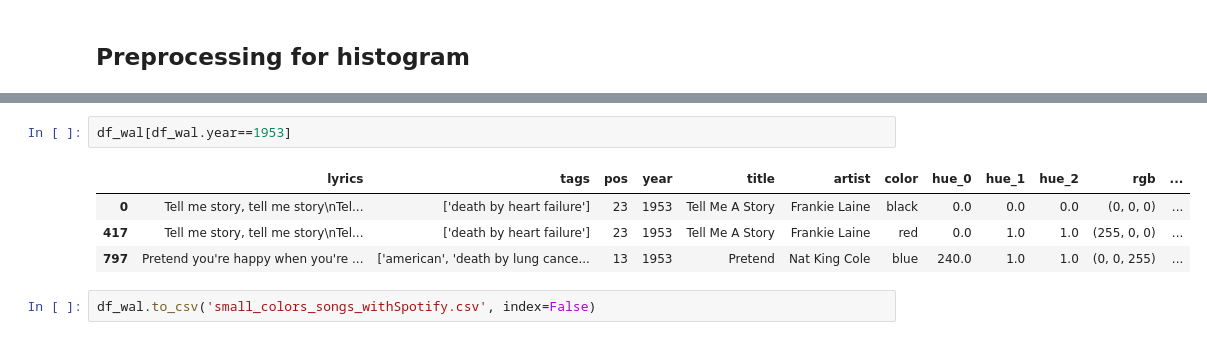
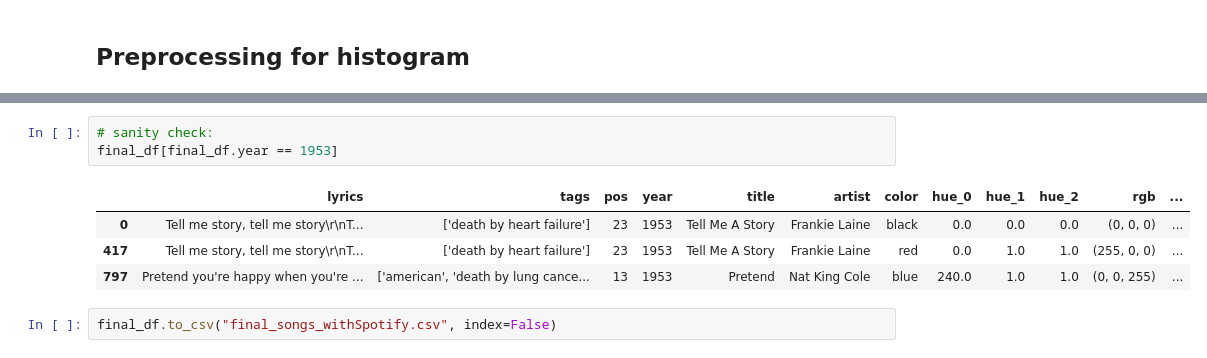
Before and after one commit to com-480-data-visualization/data-visualization-project-2021-pia, a Jupyter notebook: exploratory_analysis.ipynb, the cells around one changed output, grey strips where cells are left out. Saved outputs shown, nothing was run; the diff lists cells and outputs as text.

```diff
--- a/exploratory_analysis.ipynb
+++ b/exploratory_analysis.ipynb
@@ -475,9 +784,10 @@ df_wal['index_in_year'] = df_wal.groupby('year').cumcount()
-# %%
-df_wal[df_wal.year==1953]
-# %% [output]
-|  | lyrics | tags | pos | year | title | artist | color | hue_0 | hue_1 | hue_2 | rgb | ... |
-| 0 | Tell me story, tell me story\nTel... | ['death by heart failure'] | 23 | 1953 | Tell Me A Story | Frankie Laine | black | 0.0 | 0.0 | 0.0 | (0, 0, 0) | ... |
-| 417 | Tell me story, tell me story\nTel... | ['death by heart failure'] | 23 | 1953 | Tell Me A Story | Frankie Laine | red | 0.0 | 1.0 | 1.0 | (255, 0, 0) | ... |
-| 797 | Pretend you're happy when you're ... | ['american', 'death by lung cance... | 13 | 1953 | Pretend | Nat King Cole | blue | 240.0 | 1.0 | 1.0 | (0, 0, 255) | ... |
+# %%
+# sanity check:
+final_df[final_df.year == 1953]
+# %% [output]
+|  | lyrics | tags | pos | year | title | artist | color | hue_0 | hue_1 | hue_2 | rgb | ... |
+| 0 | Tell me story, tell me story\r\nT... | ['death by heart failure'] | 23 | 1953 | Tell Me A Story | Frankie Laine | black | 0.0 | 0.0 | 0.0 | (0, 0, 0) | ... |
+| 417 | Tell me story, tell me story\r\nT... | ['death by heart failure'] | 23 | 1953 | Tell Me A Story | Frankie Laine | red | 0.0 | 1.0 | 1.0 | (255, 0, 0) | ... |
+| 797 | Pretend you're happy when you're ... | ['american', 'death by lung cance... | 13 | 1953 | Pretend | Nat King Cole | blue | 240.0 | 1.0 | 1.0 | (0, 0, 255) | ... |
 # %%
-df_wal.to_csv('small_colors_songs_withSpotify.csv', index=False)
+final_df.to_csv("final_songs_withSpotify.csv", index=False)
```
Also changed, not shown: parts of 85 cells of this notebook, 4 other files.
